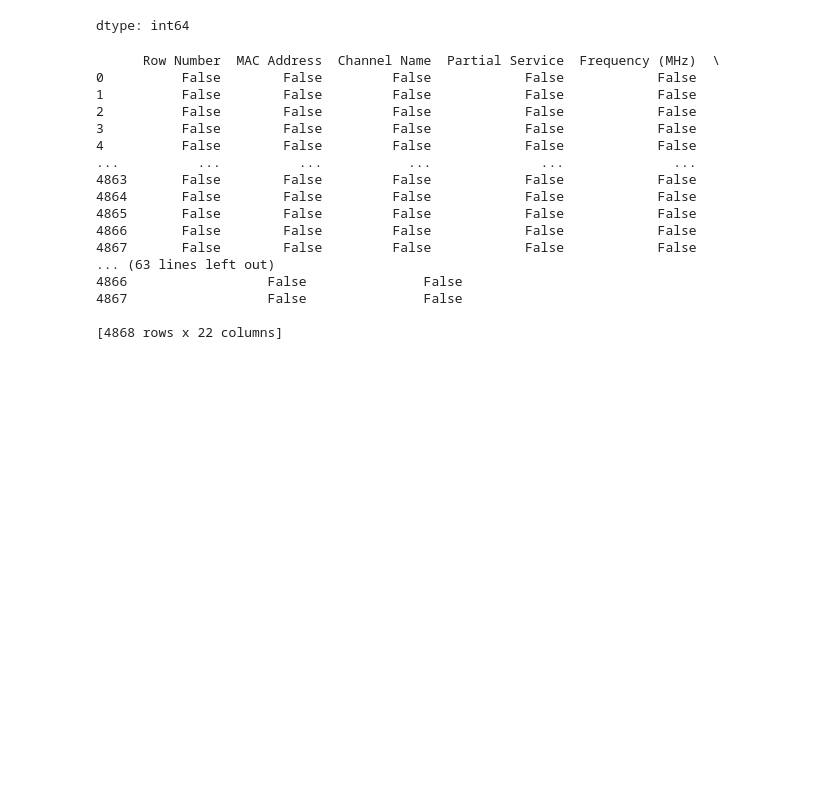
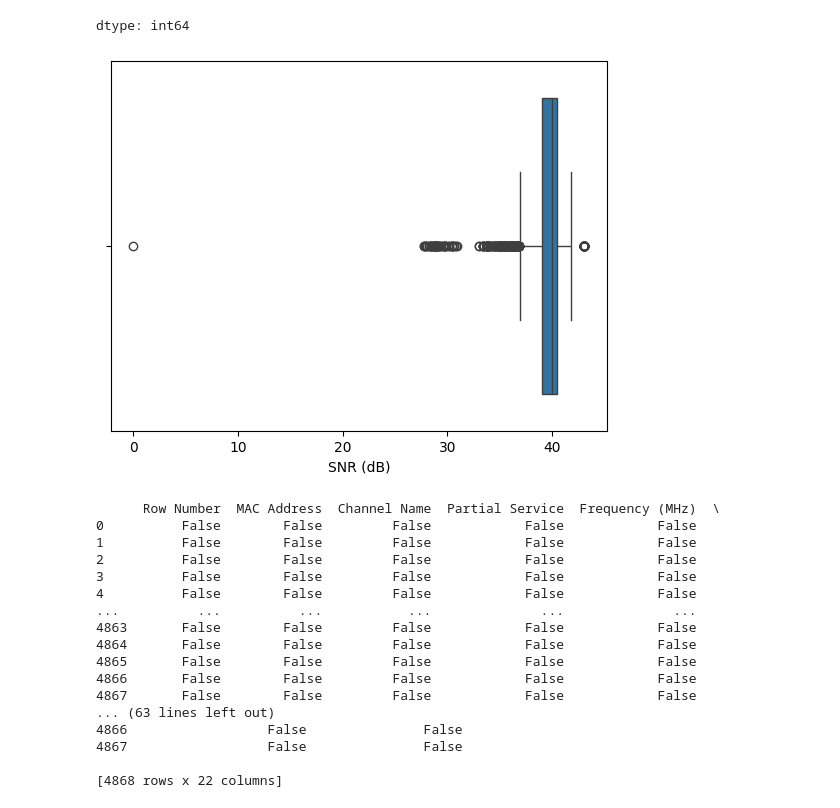
Before and after one commit to LeonardoNBanegas/DATA-SCIENCE-CODERHOUSE, a Jupyter notebook: ProyectoDS_ParteIII_Banegas.ipynb, the cells around one changed output. Cells and saved outputs as stored; diff of their text form; code cells hidden in the pictures; blank space fills up the shorter version.

```diff
--- a/ProyectoDS_ParteIII_Banegas.ipynb
+++ b/ProyectoDS_ParteIII_Banegas.ipynb
@@ -114,6 +114,12 @@ memory usage: 836.8+ KB
 | Latest Proactive Scan | 0 |
 | Latest Outage Scan | 0 |
 dtype: int64
+# %%
+# identificar outliers de la columna SNR (dB)
+sns.boxplot(x=df['SNR (dB)'])
+plt.show()
+# %% [output]
+[figure, added]
 # %%
 # ver en pantalla si el dato es nulo o no
 print(df.isnull())
```
Also changed, not shown: parts of 1 cell of this notebook.
